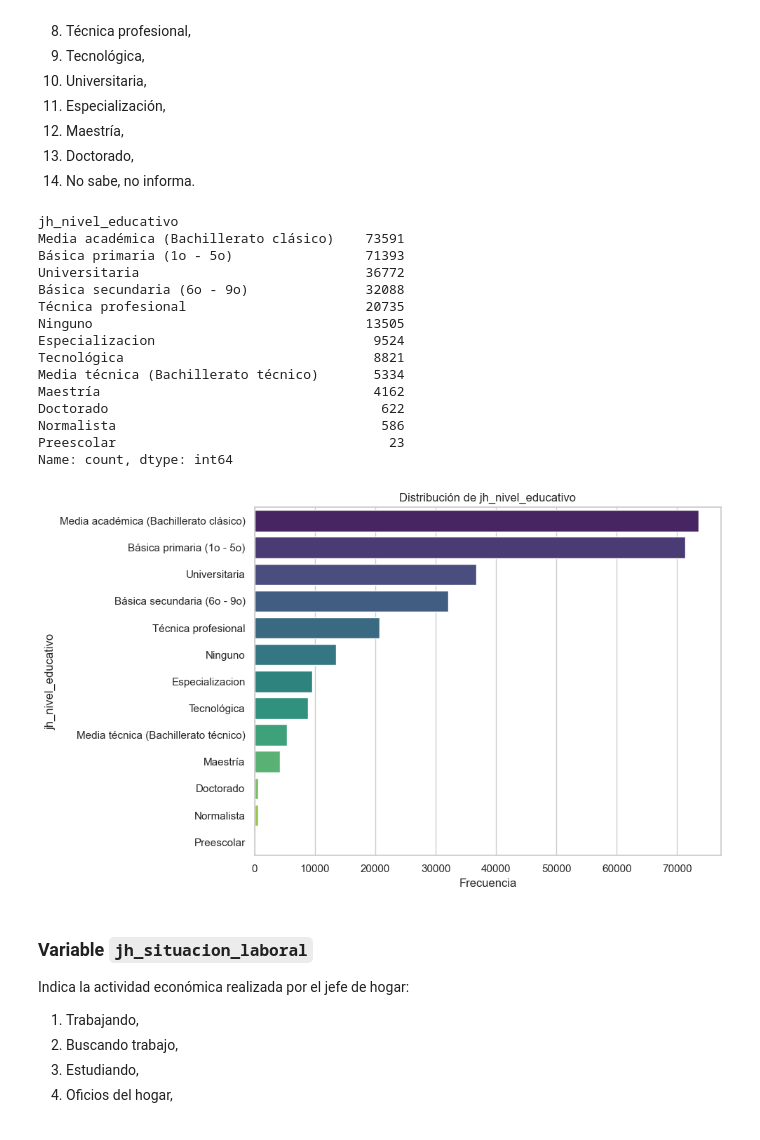
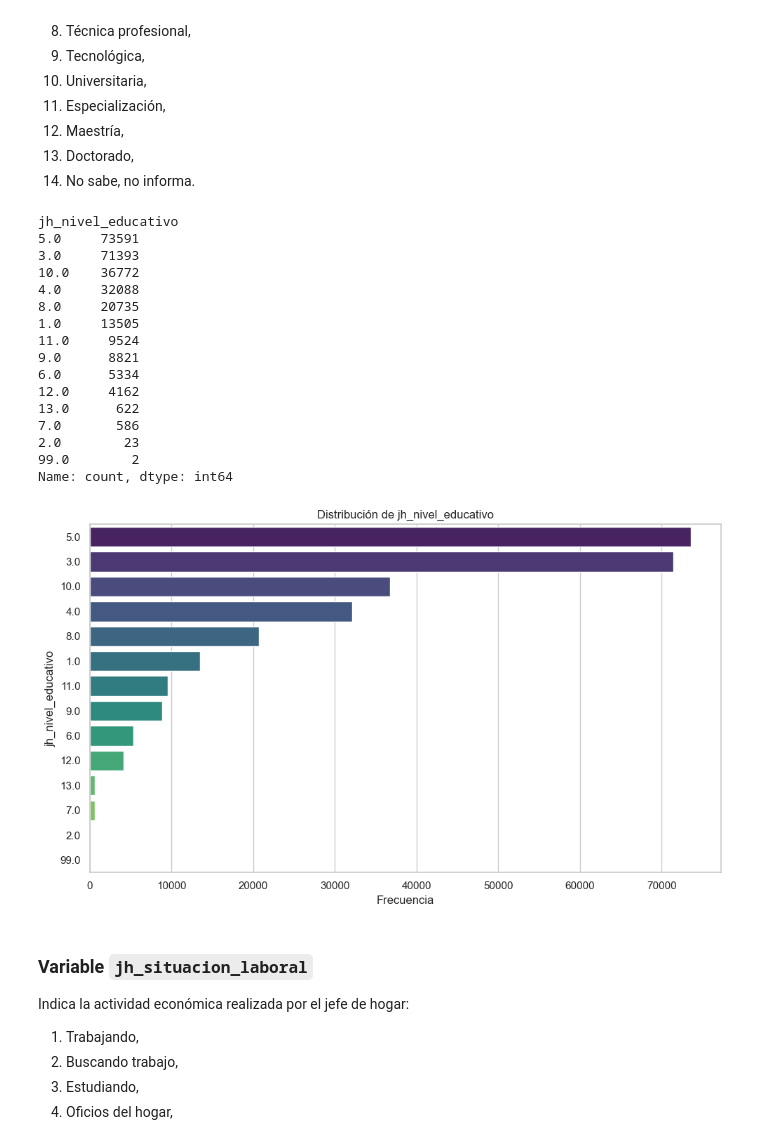
Before and after one commit to kellyninor/ProyectoCare, a Jupyter notebook: code/analisis_data.ipynb, the cells around one changed output. Saved outputs shown, nothing was run; the diff lists cells and outputs as text; code cells hidden in the pictures.

```diff
--- a/code/analisis_data.ipynb
+++ b/code/analisis_data.ipynb
@@ -1511,37 +1511,39 @@ Mayor nivel educativo alcanzado por el jefe de hogar:
 # %%
 df_jefes_de_hogar['jh_nivel_educativo'] = df_jefes_de_hogar['jh_nivel_educativo'].map({
     1: 'Ninguno',
     2: 'Preescolar',
     3: 'Básica primaria (1o - 5o)',
     4: 'Básica secundaria (6o - 9o)',
     5: 'Media académica (Bachillerato clásico)',
     6: 'Media técnica (Bachillerato técnico)',
     7: 'Normalista',
     8: 'Técnica profesional',
     9: 'Tecnológica',
     10: 'Universitaria',
     11: 'Especializacion',
     12: 'Maestría',
     13: 'Doctorado',
-    14: 'No sabe, no informa'
+    14: 'No sabe, no informa',
+    99: 'No sabe, no informa'
 })
 
 print(obtener_frecuencia_valores(df_jefes_de_hogar, 'jh_nivel_educativo'))
 graficar_histograma(df_jefes_de_hogar, 'jh_nivel_educativo')
 # %% [output]
 jh_nivel_educativo
-Media académica (Bachillerato clásico)    73591
-Básica primaria (1o - 5o)                 71393
-Universitaria                             36772
-Básica secundaria (6o - 9o)               32088
-Técnica profesional                       20735
-Ninguno                                   13505
-Especializacion                            9524
-Tecnológica                                8821
-Media técnica (Bachillerato técnico)       5334
-Maestría                                   4162
-Doctorado                                   622
-Normalista                                  586
-Preescolar                                   23
+5.0     73591
+3.0     71393
+10.0    36772
+4.0     32088
+8.0     20735
+1.0     13505
+11.0     9524
+9.0      8821
+6.0      5334
+12.0     4162
+13.0      622
+7.0       586
+2.0        23
+99.0        2
 Name: count, dtype: int64
-[figure, old version]
+[figure, new version]
```
Also changed, not shown: parts of 9 cells of this notebook, 1 other file.
